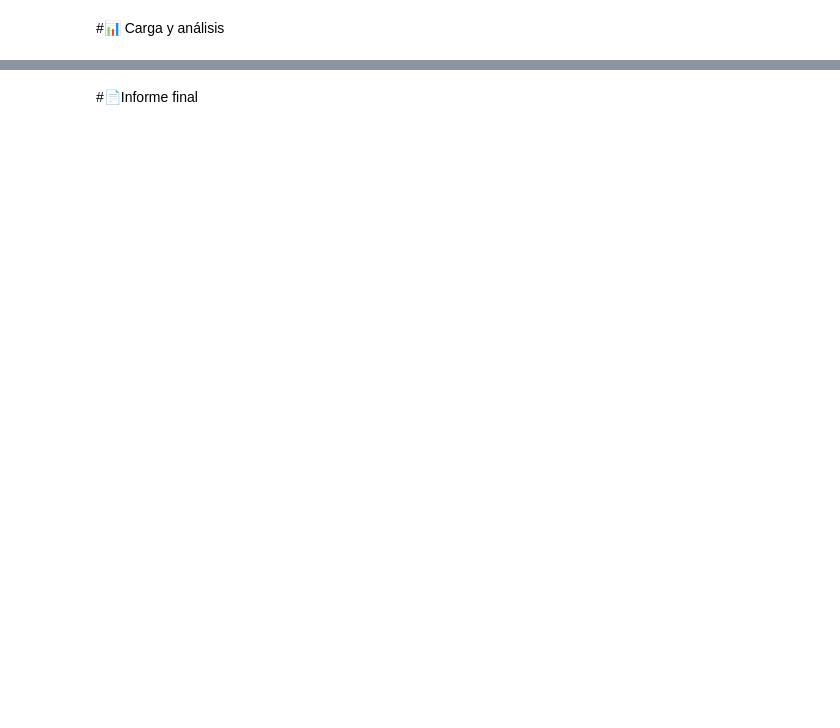
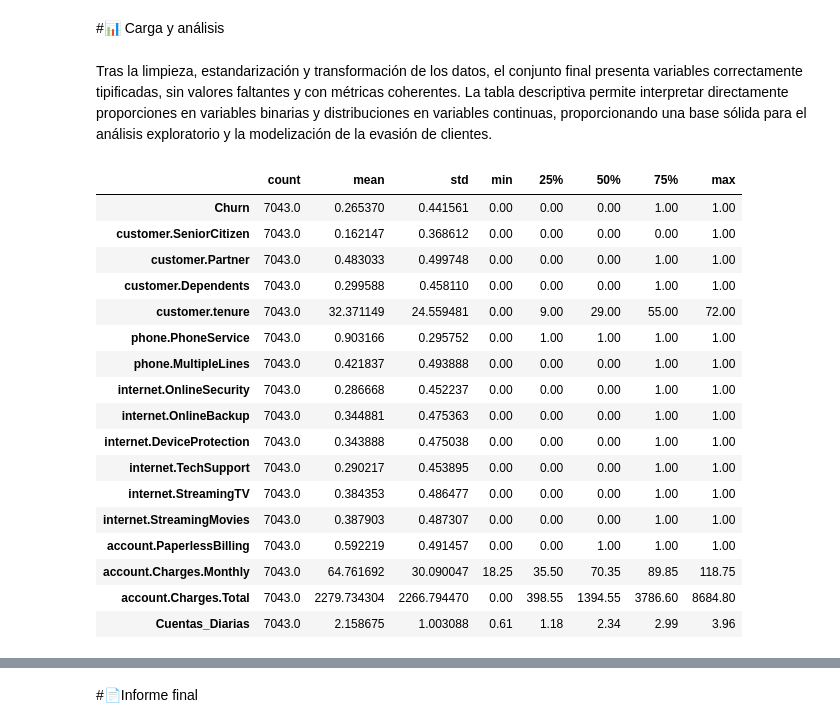
Before and after one commit to DaniGa-Mo/Challenge_TelecomX, a Jupyter notebook: TelecomX_LATAM.ipynb, the cells around one changed output, grey strips where cells are left out. Cells and saved outputs as stored; diff of their text form; code cells hidden in the pictures; blank space fills up the shorter version.

```diff
--- a/TelecomX_LATAM.ipynb
+++ b/TelecomX_LATAM.ipynb
@@ -126,5 +136,0 @@ phone.MultipleLines
-# %%
-import numpy as np
-
-df_normalizado['Churn'] = df_normalizado['Churn'].replace('', np.nan)
-df_normalizado['Churn'].unique()
@@ -219 +238,21 @@ df_normalizado.head()
+# %%
+# Transformación
+binarias_simple = [
+    'phone.PhoneService',
+    'customer.Partner',
+    'customer.Dependents',
+    'account.PaperlessBilling'
+]
+
+for col in binarias_simple:
+    df_normalizado[col] = (
+        df_normalizado[col]
+        .str.strip()        # elimina espacios
+        .str.lower()        # normaliza
+        .map({
+            'yes': 1,
+            'no': 0
+        })
+        .astype(int)
+    )
 # %%
@@ -234,0 +338,4 @@ df_normalizado
+# %%
+pd.set_option('display.max_columns', None)
+
+df_normalizado.head()
@@ -235,2 +349,26 @@ df_normalizado
 # %% [markdown]
 #📊 Carga y análisis
+# %% [markdown]
+Tras la limpieza, estandarización y transformación de los datos, el conjunto final presenta variables correctamente tipificadas, sin valores faltantes y con métricas coherentes. La tabla descriptiva permite interpretar directamente proporciones en variables binarias y distribuciones en variables continuas, proporcionando una base sólida para el análisis exploratorio y la modelización de la evasión de clientes.
+# %%
+# Descripción detallada en forma de tabla
+df_normalizado.describe().T
+# %% [output]
+|  | count | mean | std | min | 25% | 50% | 75% | max |
+| Churn | 7043.0 | 0.265370 | 0.441561 | 0.00 | 0.00 | 0.00 | 1.00 | 1.00 |
+| customer.SeniorCitizen | 7043.0 | 0.162147 | 0.368612 | 0.00 | 0.00 | 0.00 | 0.00 | 1.00 |
+| customer.Partner | 7043.0 | 0.483033 | 0.499748 | 0.00 | 0.00 | 0.00 | 1.00 | 1.00 |
+| customer.Dependents | 7043.0 | 0.299588 | 0.458110 | 0.00 | 0.00 | 0.00 | 1.00 | 1.00 |
+| customer.tenure | 7043.0 | 32.371149 | 24.559481 | 0.00 | 9.00 | 29.00 | 55.00 | 72.00 |
+| phone.PhoneService | 7043.0 | 0.903166 | 0.295752 | 0.00 | 1.00 | 1.00 | 1.00 | 1.00 |
+| phone.MultipleLines | 7043.0 | 0.421837 | 0.493888 | 0.00 | 0.00 | 0.00 | 1.00 | 1.00 |
+| internet.OnlineSecurity | 7043.0 | 0.286668 | 0.452237 | 0.00 | 0.00 | 0.00 | 1.00 | 1.00 |
+| internet.OnlineBackup | 7043.0 | 0.344881 | 0.475363 | 0.00 | 0.00 | 0.00 | 1.00 | 1.00 |
+| internet.DeviceProtection | 7043.0 | 0.343888 | 0.475038 | 0.00 | 0.00 | 0.00 | 1.00 | 1.00 |
+| internet.TechSupport | 7043.0 | 0.290217 | 0.453895 | 0.00 | 0.00 | 0.00 | 1.00 | 1.00 |
+| internet.StreamingTV | 7043.0 | 0.384353 | 0.486477 | 0.00 | 0.00 | 0.00 | 1.00 | 1.00 |
+| internet.StreamingMovies | 7043.0 | 0.387903 | 0.487307 | 0.00 | 0.00 | 0.00 | 1.00 | 1.00 |
+| account.PaperlessBilling | 7043.0 | 0.592219 | 0.491457 | 0.00 | 0.00 | 1.00 | 1.00 | 1.00 |
+| account.Charges.Monthly | 7043.0 | 64.761692 | 30.090047 | 18.25 | 35.50 | 70.35 | 89.85 | 118.75 |
+| account.Charges.Total | 7043.0 | 2279.734304 | 2266.794470 | 0.00 | 398.55 | 1394.55 | 3786.60 | 8684.80 |
+| Cuentas_Diarias | 7043.0 | 2.158675 | 1.003088 | 0.61 | 1.18 | 2.34 | 2.99 | 3.96 |
```
Also changed, not shown: parts of 30 cells of this notebook.
